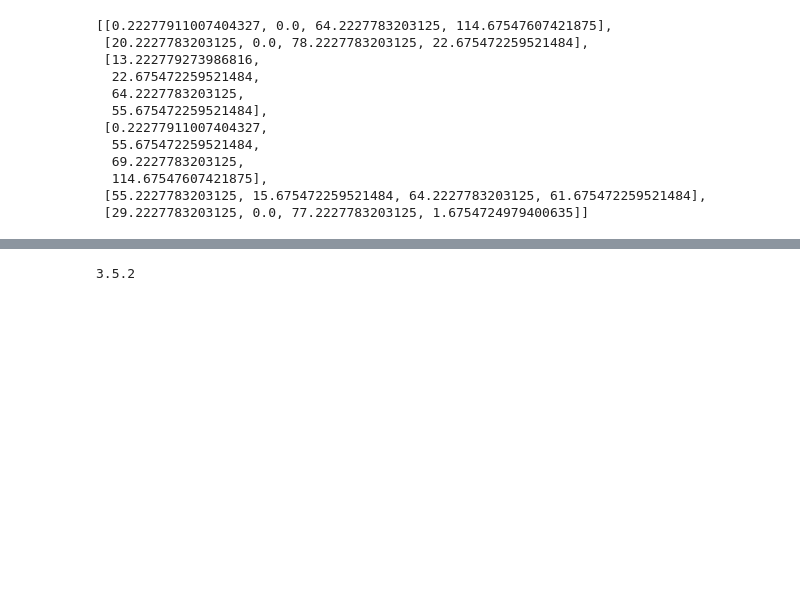
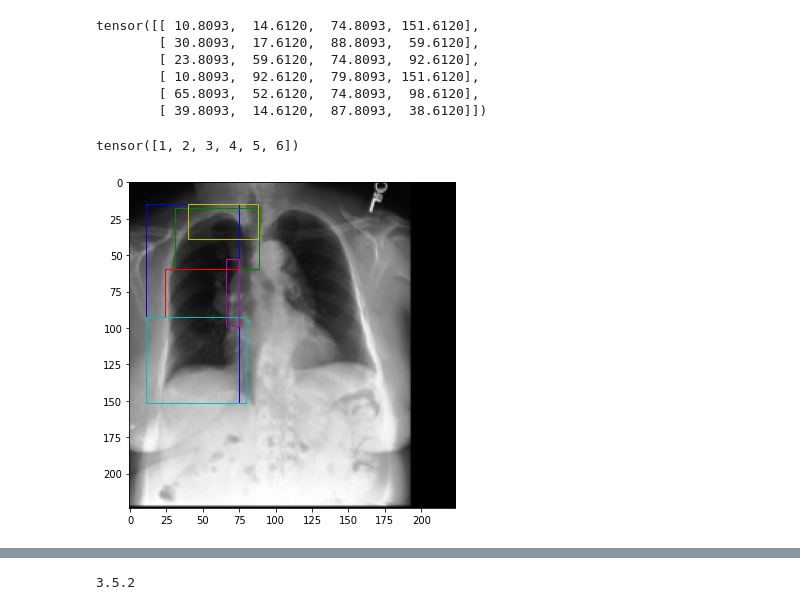
Before and after one commit to ttanida/rgrg, a Jupyter notebook: src/object_detector/notebook_for_testing_stuff.ipynb, the cells around one changed output, grey strips where cells are left out. Cells and saved outputs as stored; diff of their text form; code cells hidden in the pictures; blank space fills up the shorter version.

```diff
--- a/src/object_detector/notebook_for_testing_stuff.ipynb
+++ b/src/object_detector/notebook_for_testing_stuff.ipynb
@@ -94,17 +88,28 @@ bboxes = train_dataset[0]["boxes"].tolist()
 # %%
-bboxes_plt = bboxes[:6]
+bboxes_plt = first_sample["boxes"][:6]
 bboxes_plt
 # %% [output]
-[[0.22277911007404327, 0.0, 64.2227783203125, 114.67547607421875],
- [20.2227783203125, 0.0, 78.2227783203125, 22.675472259521484],
- [13.222779273986816,
-  22.675472259521484,
-  64.2227783203125,
-  55.675472259521484],
- [0.22277911007404327,
-  55.675472259521484,
-  69.2227783203125,
-  114.67547607421875],
- [55.2227783203125, 15.675472259521484, 64.2227783203125, 61.675472259521484],
- [29.2227783203125, 0.0, 77.2227783203125, 1.6754724979400635]]
+tensor([[ 10.8093,  14.6120,  74.8093, 151.6120],
+        [ 30.8093,  17.6120,  88.8093,  59.6120],
+        [ 23.8093,  59.6120,  74.8093,  92.6120],
+        [ 10.8093,  92.6120,  79.8093, 151.6120],
+        [ 65.8093,  52.6120,  74.8093,  98.6120],
+        [ 39.8093,  14.6120,  87.8093,  38.6120]])
+# %%
+cls_labels = first_sample["labels"][:6]
+cls_labels
+# %% [output]
+tensor([1, 2, 3, 4, 5, 6])
+# %%
+# image = train_dataset[0]["image"]
+image = first_sample["image"].cpu().numpy().transpose(1, 2, 0)
+fig = plt.figure(figsize=(6,6))
+ax = plt.gca()
+plt.imshow(image, cmap='gray')
+
+colors = ["b", "g", "r", "c", "m", "y"]
+for four_bboxes, color in zip(bboxes_plt, colors):
+    plot_box(four_bboxes, ax, clr=color, linestyle="solid")
+# %% [output]
+[figure, added]
 # %%
```
Also changed, not shown: parts of 4 cells of this notebook, 3 other files.
